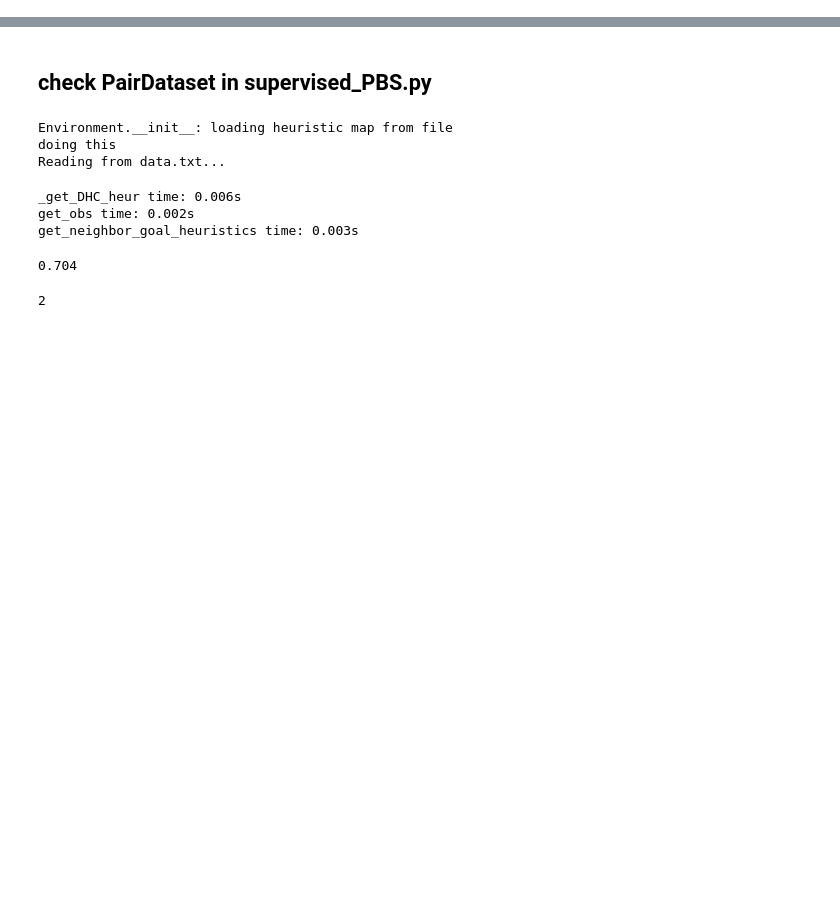
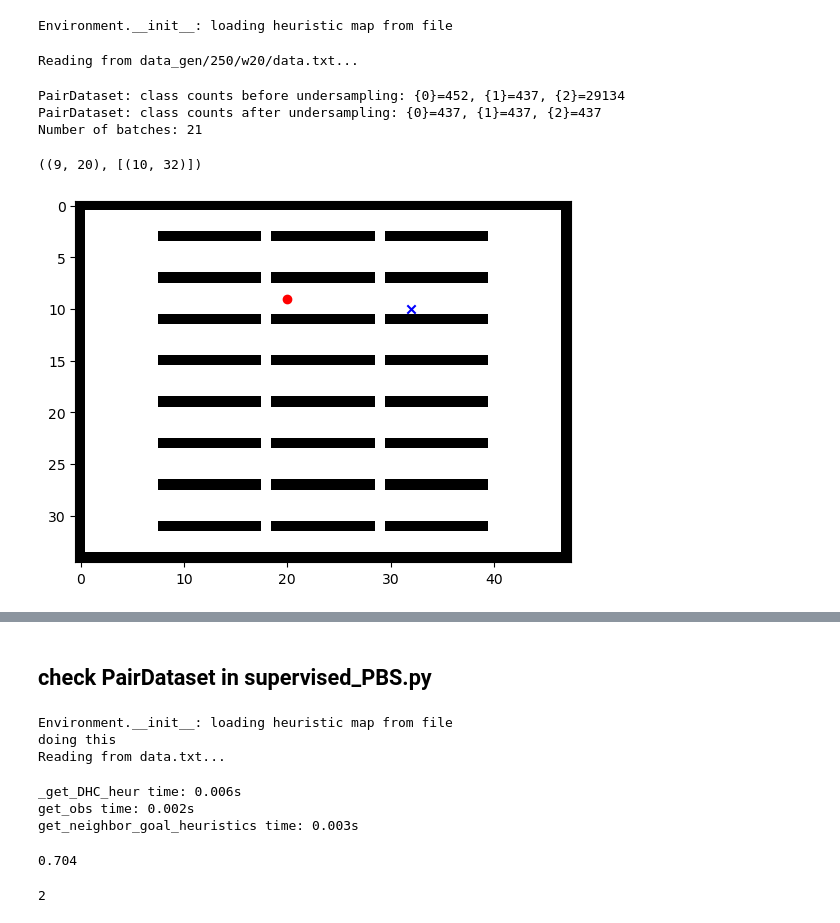
Before and after one commit to ervsam/congenial-lamp, a Jupyter notebook: DELETE.ipynb, the cells around one changed output, grey strips where cells are left out. Saved outputs shown, nothing was run; the diff lists cells and outputs as text; code cells hidden in the pictures; blank space fills up the shorter version.

```diff
--- a/DELETE.ipynb
+++ b/DELETE.ipynb
@@ -0,0 +159,79 @@
+# %%
+# --- Configurations ---
+CONFIG_NAME = "warehouse_2"
+CONFIG_FILE = "config.yaml"
+# --- Load Config and Initialize Environment ---
+with open(CONFIG_FILE, "r") as file:
+    config_file = yaml.safe_load(file)
+config = config_file[CONFIG_NAME]
+env_config = config["environment"]
+WINDOW_SIZE = env_config["WINDOW_SIZE"]
+FOV = env_config["FOV"]
+NUM_AGENTS = env_config["NUM_AGENTS"]
+
+env = Environment(
+    env_config,
+    logger=Logger(),  # Dummy logger
+    grid_map_file=config["paths"]["map_file"],
+    heuristic_map_file=config["paths"]["heur_file"]
+)
+
+train_config = config["training"]
+DEVICE = train_config["DEVICE"]
+BATCH_SIZE = train_config["BATCH_SIZE"]
+LR = float(train_config["LR"])
+label_idx = train_config["N_ACTIONS"]
+EPOCHS = train_config["EPOCHS"]
+
+sample_file = f'data_gen/{NUM_AGENTS}/w{WINDOW_SIZE}/'
+
+USE_NEIGHCOORDS = True
+
+# --- Model, Optimizer, Loss ---
+model = QNetwork(fov=FOV, USE_NEIGHCOORDS=USE_NEIGHCOORDS).to(DEVICE)
+# %% [output]
+Environment.__init__: loading heuristic map from file
+# %%
+data = PairDataset(sample_file+'data.txt', env)
+balanced_loader = DataLoader(
+    data,
+    batch_size=BATCH_SIZE,
+    collate_fn=custom_collate,
+    shuffle=True,
+    # num_workers=8,
+    pin_memory=True,
+    # persistent_workers=True
+)
+print(f"Number of batches: {len(balanced_loader)}")
+# %% [output]
+Reading from data_gen/250/w20/data.txt...
+PairDataset: class counts before undersampling: {0}=452, {1}=437, {2}=29134
+PairDataset: class counts after undersampling: {0}=437, {1}=437, {2}=437
+Number of batches: 21
+# %%
+import matplotlib.pyplot as plt
+
+idx = 0
+line_idx, a, b, label = data.pairs[idx]
+starts, goals, priorities = data.raw_data[line_idx]
+# starts, goals, priorities
+# %%
+starts[a], goals[a]
+# %% [output]
+((9, 20), [(10, 32)])
+# %%
+plt.imshow(env.grid_map, cmap="gray_r")
+y, x = starts[a]
+plt.scatter([x], [y],
+            c="red",      # color
+            marker="o",   # circle marker
+            )
+
+y, x = zip(*goals[a])
+plt.scatter([x], [y],
+            c="blue",      # color
+            marker="x",   # circle marker
+            )
+plt.show()
+# %% [output]
+[figure, added]
```
Also changed, not shown: parts of 21 cells of this notebook, 5 other files.
